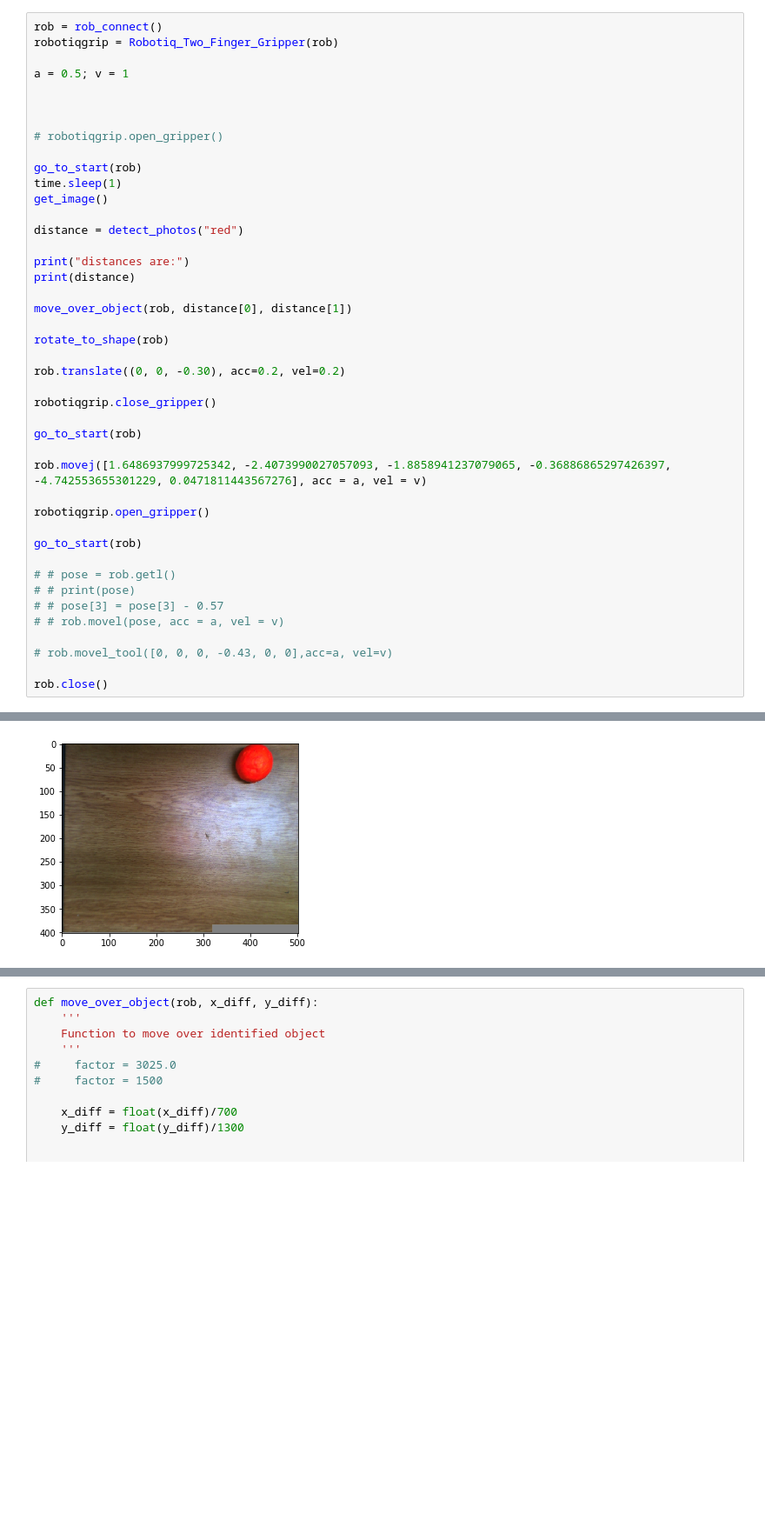
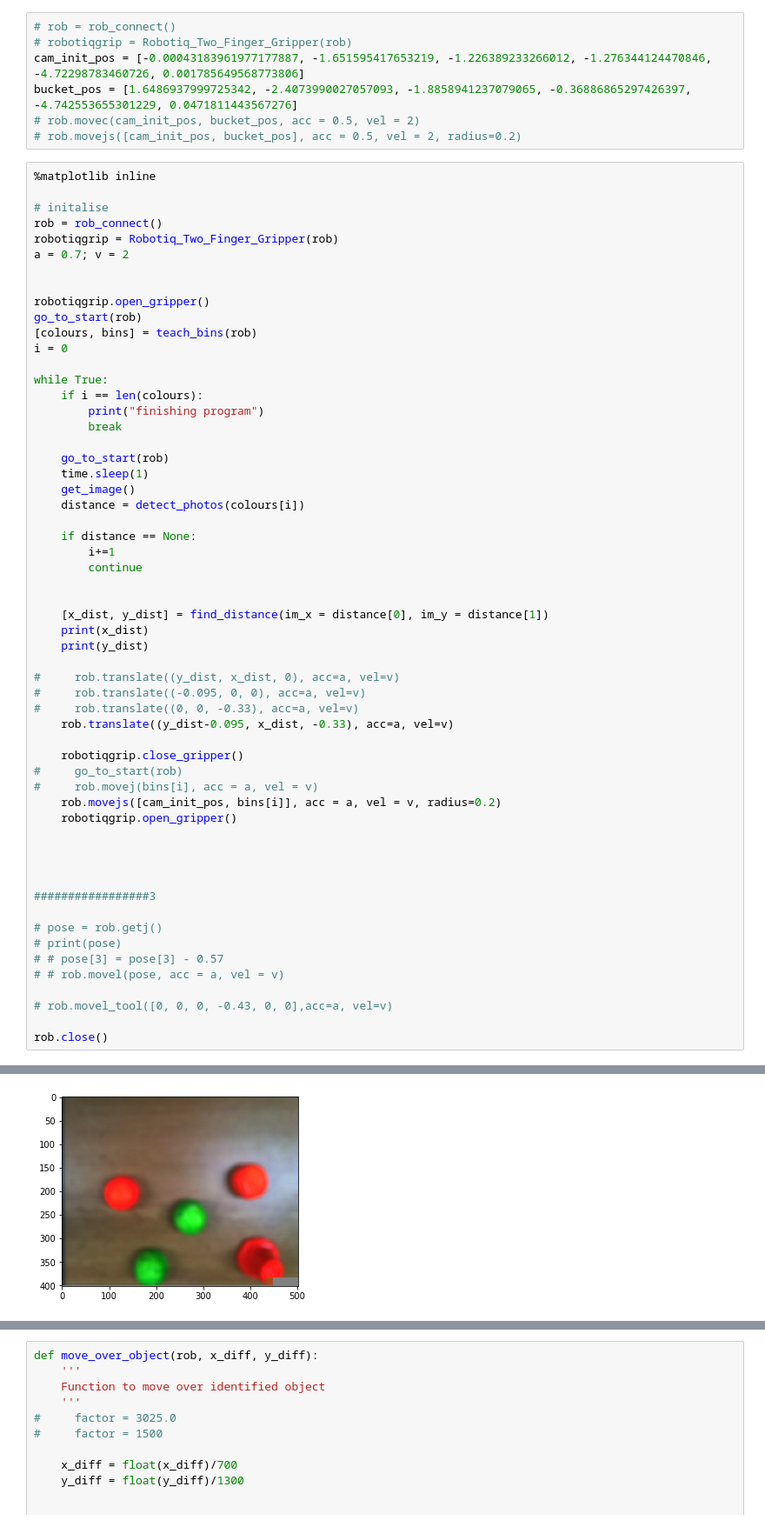
Before and after one commit to DylanBedetti/UR5, a Jupyter notebook: Dylan/Main/Program_1.ipynb, the cells around one changed output, grey strips where cells are left out. Shown at 87% size. Drawn from its saved outputs; the diff is of its cells as text; blank space fills up the shorter version.

```diff
--- a/Dylan/Main/Program_1.ipynb
+++ b/Dylan/Main/Program_1.ipynb
@@ -14,43 +20,64 @@ import urx
 
 logging.basicConfig(level=logging.CRITICAL)
 # HOW TO REMOVE LOGGING MESSAGES!!!?
+# %%
+# rob = rob_connect()
+# robotiqgrip = Robotiq_Two_Finger_Gripper(rob)
+cam_init_pos = [-0.00043183961977177887, -1.651595417653219, -1.226389233266012, -1.276344124470846, -4.72298783460726, 0.001785649568773806]
+bucket_pos = [1.6486937999725342, -2.4073990027057093, -1.8858941237079065, -0.36886865297426397, -4.742553655301229, 0.0471811443567276]
+# rob.movec(cam_init_pos, bucket_pos, acc = 0.5, vel = 2)
+# rob.movejs([cam_init_pos, bucket_pos], acc = 0.5, vel = 2, radius=0.2)
 # %%
+%matplotlib inline
+
+# initalise
 rob = rob_connect()
 robotiqgrip = Robotiq_Two_Finger_Gripper(rob)
+a = 0.7; v = 2
 
-a = 0.5; v = 1
+
+robotiqgrip.open_gripper()
+go_to_start(rob)
+[colours, bins] = teach_bins(rob)
+i = 0
+
+while True:
+    if i == len(colours):
+        print("finishing program")
+        break
+
+    go_to_start(rob)
+    time.sleep(1)
+    get_image()
+    distance = detect_photos(colours[i])
+
+    if distance == None:
+        i+=1
+        continue
+
+
+    [x_dist, y_dist] = find_distance(im_x = distance[0], im_y = distance[1])
+    print(x_dist)
+    print(y_dist)
+
+#     rob.translate((y_dist, x_dist, 0), acc=a, vel=v)
+#     rob.translate((-0.095, 0, 0), acc=a, vel=v)
+#     rob.translate((0, 0, -0.33), acc=a, vel=v)
+    rob.translate((y_dist-0.095, x_dist, -0.33), acc=a, vel=v)
+
+    robotiqgrip.close_gripper()
+#     go_to_start(rob)
+#     rob.movej(bins[i], acc = a, vel = v)
+    rob.movejs([cam_init_pos, bins[i]], acc = a, vel = v, radius=0.2)
+    robotiqgrip.open_gripper()
 
 
 
-# robotiqgrip.open_gripper()
 
-go_to_start(rob)
-time.sleep(1)
-get_image()
+#################3
 
-distance = detect_photos("red")
-
-print("distances are:")
-print(distance)
-
-move_over_object(rob, distance[0], distance[1])
-
-rotate_to_shape(rob)
-
-rob.translate((0, 0, -0.30), acc=0.2, vel=0.2)
-
-robotiqgrip.close_gripper()
-
-go_to_start(rob)
-
-rob.movej([1.6486937999725342, -2.4073990027057093, -1.8858941237079065, -0.36886865297426397, -4.742553655301229, 0.0471811443567276], acc = a, vel = v)
-
-robotiqgrip.open_gripper()
-
-go_to_start(rob)
-
-# # pose = rob.getl()
-# # print(pose)
+# pose = rob.getj()
+# print(pose)
 # # pose[3] = pose[3] - 0.57
 # # rob.movel(pose, acc = a, vel = v)
 
@@ -62,2 +94,2 @@ moved to init position
-[figure, old version]
+[figure, new version]
 image recieved
```
Also changed, not shown: parts of 12 cells of this notebook, 2 other files.
